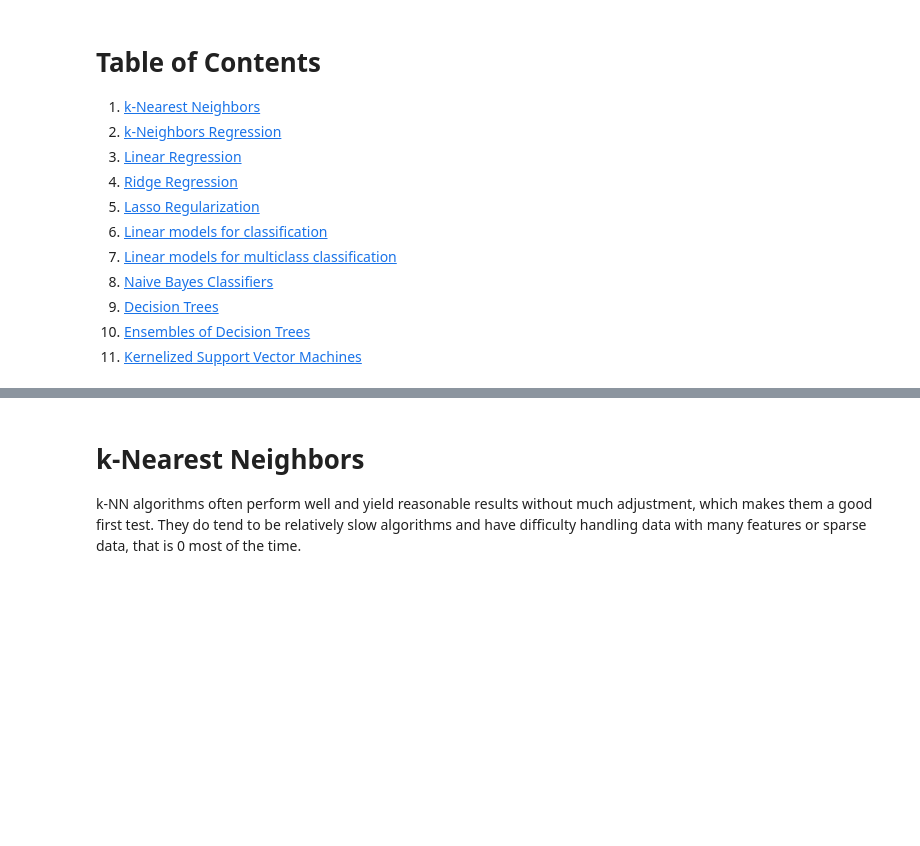
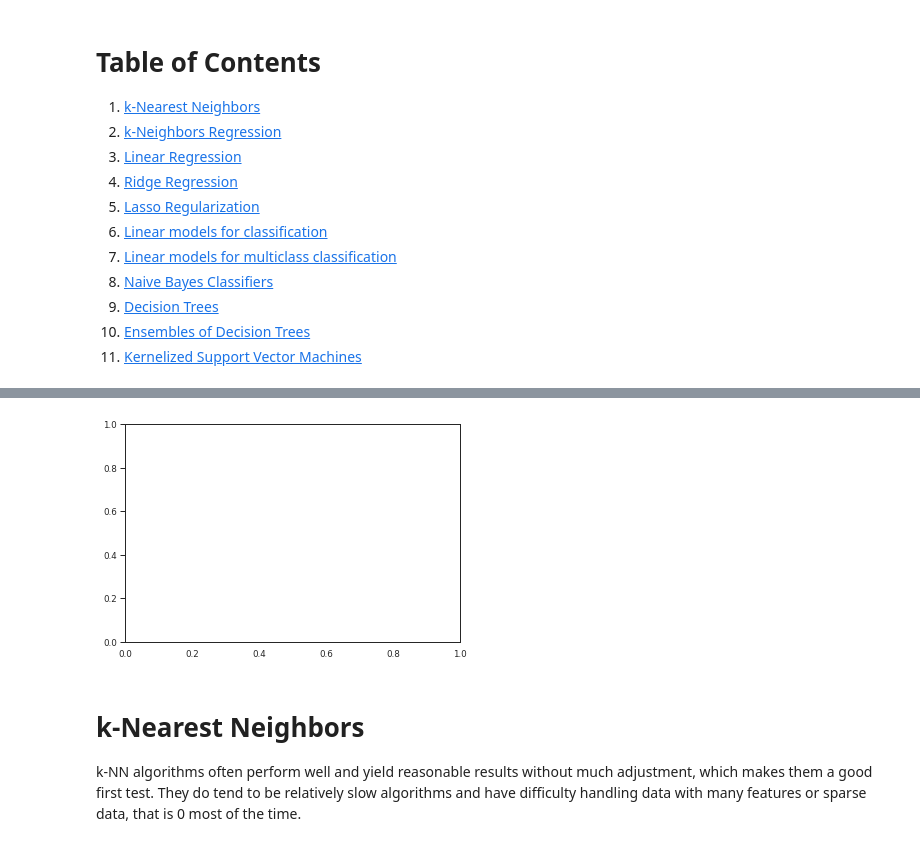
Before and after one commit to liggettla/intro_ML, a Jupyter notebook: 2_supervised_learning.ipynb, the cells around one changed output, grey strips where cells are left out. Saved outputs shown, nothing was run; the diff lists cells and outputs as text; code cells hidden in the pictures; blank space fills up the shorter version.

```diff
--- a/2_supervised_learning.ipynb
+++ b/2_supervised_learning.ipynb
@@ -35,21 +39,25 @@ from sklearn.svm import LinearSVC
 # %%
 def pretty(x_axis=True, x_ticks=False, x=False):
     if x:
         x_axis=False
         x_ticks=True
     else:
         x_axis=True
         x_ticks=False
     sns.set_palette('pastel')
     sns.set_style('ticks')
     sns.set_context('paper', font_scale=1)
 
     sns.despine(offset=10, trim=True, bottom=x_axis)
     plt.tick_params(labelbottom=True, bottom=x_ticks)
 
+pretty()
+
 def legend():
     plt.legend(loc='upper right', bbox_to_anchor=(1.5, 1),
            ncol=1) # no legend overlap
+# %% [output]
+[figure, added]
 # %% [markdown]
 # k-Nearest Neighbors
 k-NN algorithms often perform well and yield reasonable results without much adjustment, which makes them a good first test. They do tend to be relatively slow algorithms and have difficulty handling data with many features or sparse data, that is 0 most of the time.
```
Also changed, not shown: parts of 2 cells of this notebook.
